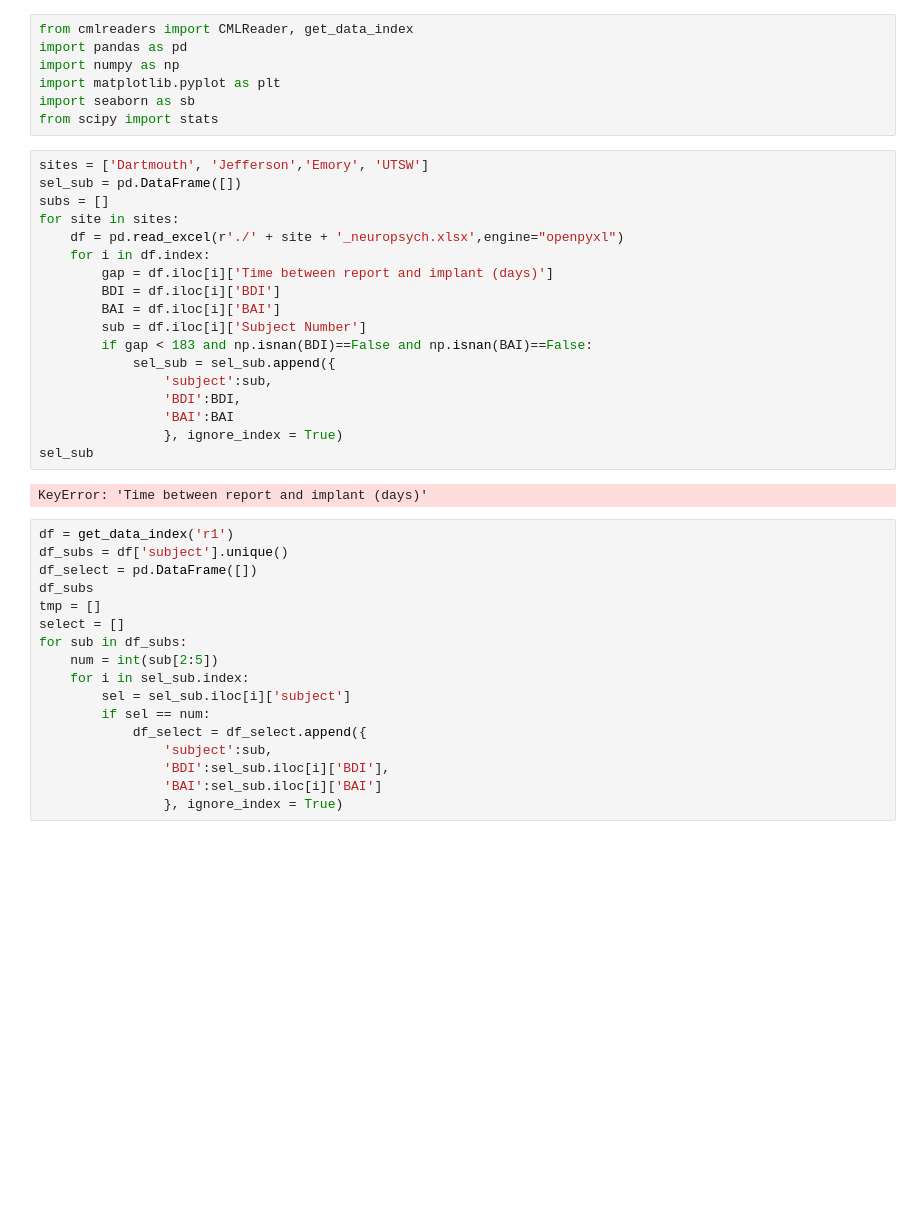
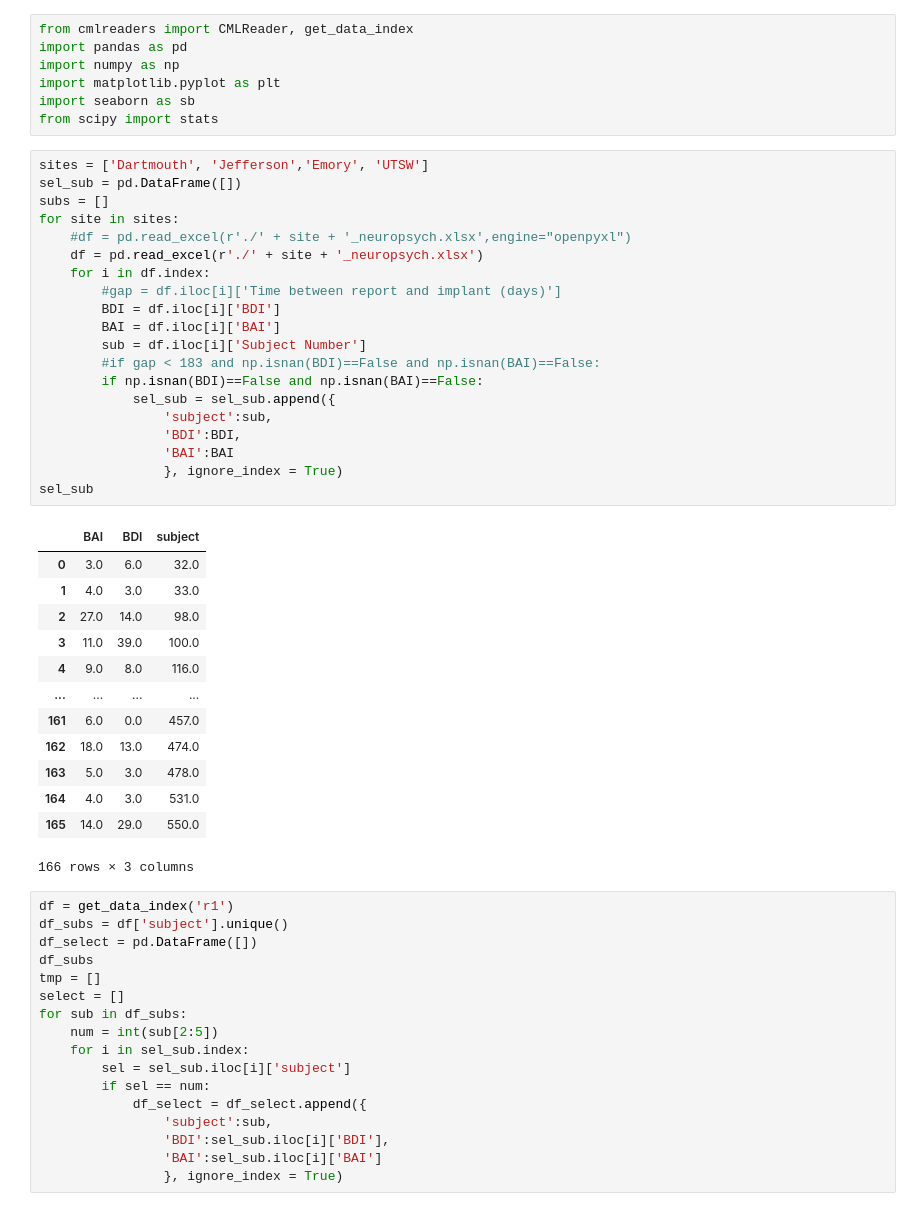
Before and after one commit to NoaHerz/Mental_health, a Jupyter notebook: MH_intrusion.ipynb, the cells around one changed output. Saved outputs shown, nothing was run; the diff lists cells and outputs as text; blank space fills up the shorter version.

```diff
--- a/MH_intrusion.ipynb
+++ b/MH_intrusion.ipynb
@@ -8,23 +8,37 @@ from scipy import stats
 # %%
 sites = ['Dartmouth', 'Jefferson','Emory', 'UTSW']
 sel_sub = pd.DataFrame([])
 subs = []
 for site in sites:
-    df = pd.read_excel(r'./' + site + '_neuropsych.xlsx',engine="openpyxl")
+    #df = pd.read_excel(r'./' + site + '_neuropsych.xlsx',engine="openpyxl")
+    df = pd.read_excel(r'./' + site + '_neuropsych.xlsx')
     for i in df.index:
-        gap = df.iloc[i]['Time between report and implant (days)']
+        #gap = df.iloc[i]['Time between report and implant (days)']
         BDI = df.iloc[i]['BDI']
         BAI = df.iloc[i]['BAI']
         sub = df.iloc[i]['Subject Number']
-        if gap < 183 and np.isnan(BDI)==False and np.isnan(BAI)==False:
+        #if gap < 183 and np.isnan(BDI)==False and np.isnan(BAI)==False:
+        if np.isnan(BDI)==False and np.isnan(BAI)==False:
             sel_sub = sel_sub.append({
                 'subject':sub,
                 'BDI':BDI,
                 'BAI':BAI
                 }, ignore_index = True)
 sel_sub
 # %% [output]
+|  | BAI | BDI | subject |
+| 0 | 3.0 | 6.0 | 32.0 |
+| 1 | 4.0 | 3.0 | 33.0 |
+| 2 | 27.0 | 14.0 | 98.0 |
+| 3 | 11.0 | 39.0 | 100.0 |
+| 4 | 9.0 | 8.0 | 116.0 |
+| ... | ... | ... | ... |
+| 161 | 6.0 | 0.0 | 457.0 |
+| 162 | 18.0 | 13.0 | 474.0 |
+| 163 | 5.0 | 3.0 | 478.0 |
+| 164 | 4.0 | 3.0 | 531.0 |
+| 165 | 14.0 | 29.0 | 550.0 |
-KeyError: 'Time between report and implant (days)'
+166 rows × 3 columns
 # %%
 df = get_data_index('r1')
 df_subs = df['subject'].unique()
```
Also changed, not shown: parts of 4 cells of this notebook, 5 other files.
